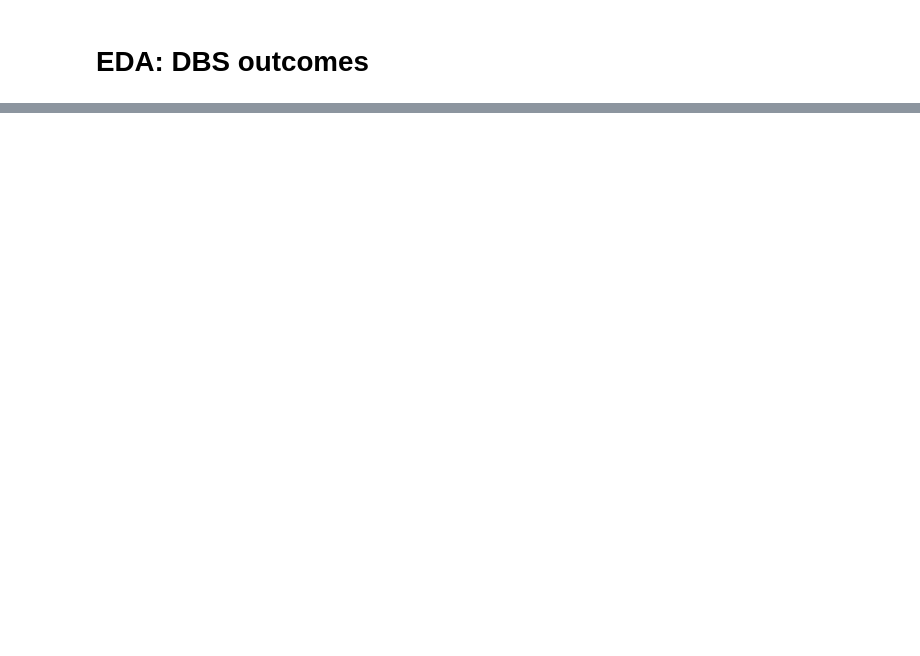
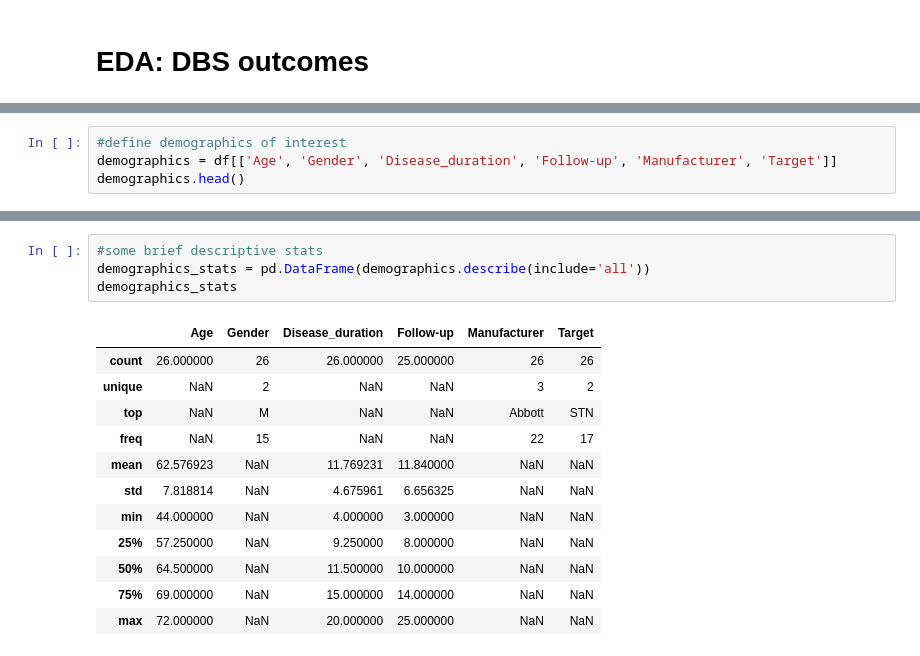
Before and after one commit to jazzmanmike/DBS, a Jupyter notebook: DBS_EDA.ipynb, the cells around one changed output, grey strips where cells are left out. Saved outputs shown, nothing was run; the diff lists cells and outputs as text; blank space fills up the shorter version.

```diff
--- a/DBS_EDA.ipynb
+++ b/DBS_EDA.ipynb
@@ -113,0 +73,4 @@ N = len(features)
+# %%
+#define demographics of interest
+demographics = df[['Age', 'Gender', 'Disease_duration', 'Follow-up', 'Manufacturer', 'Target']]
+demographics.head()
@@ -113,0 +84,17 @@ N = len(features)
+# %%
+#some brief descriptive stats
+demographics_stats = pd.DataFrame(demographics.describe(include='all'))
+demographics_stats
+# %% [output]
+|  | Age | Gender | Disease_duration | Follow-up | Manufacturer | Target |
+| count | 26.000000 | 26 | 26.000000 | 25.000000 | 26 | 26 |
+| unique | NaN | 2 | NaN | NaN | 3 | 2 |
+| top | NaN | M | NaN | NaN | Abbott | STN |
+| freq | NaN | 15 | NaN | NaN | 22 | 17 |
+| mean | 62.576923 | NaN | 11.769231 | 11.840000 | NaN | NaN |
+| std | 7.818814 | NaN | 4.675961 | 6.656325 | NaN | NaN |
+| min | 44.000000 | NaN | 4.000000 | 3.000000 | NaN | NaN |
+| 25% | 57.250000 | NaN | 9.250000 | 8.000000 | NaN | NaN |
+| 50% | 64.500000 | NaN | 11.500000 | 10.000000 | NaN | NaN |
+| 75% | 69.000000 | NaN | 15.000000 | 14.000000 | NaN | NaN |
+| max | 72.000000 | NaN | 20.000000 | 25.000000 | NaN | NaN |
```
Also changed, not shown: parts of 69 cells of this notebook, 43 other files.
